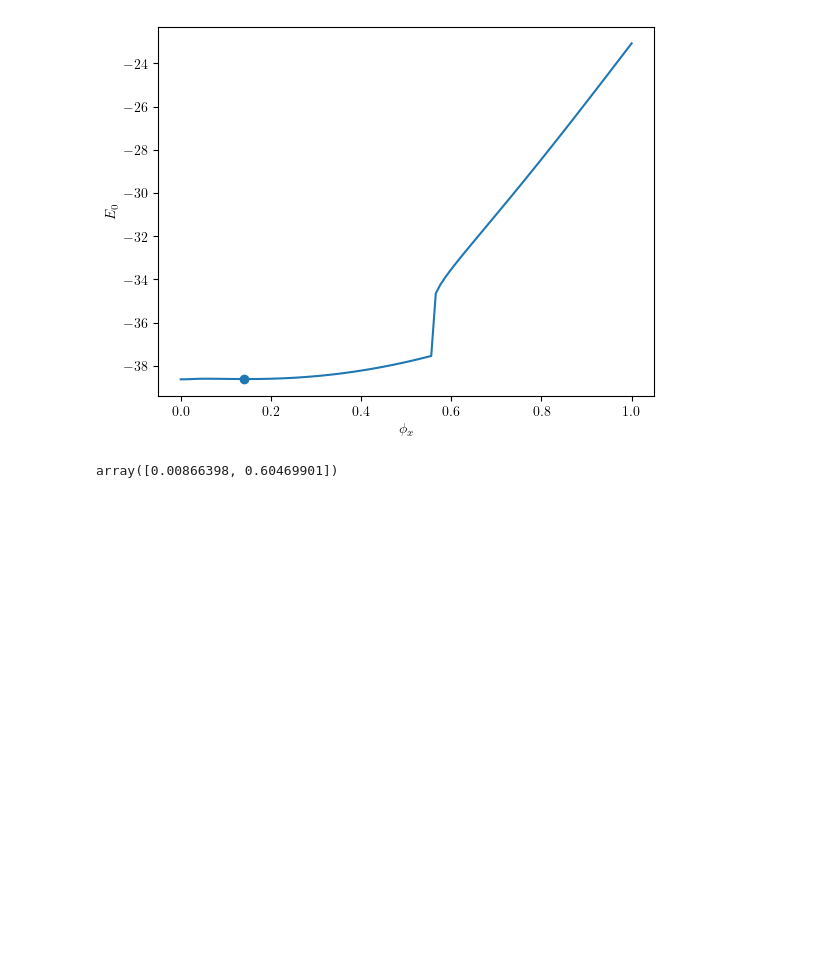
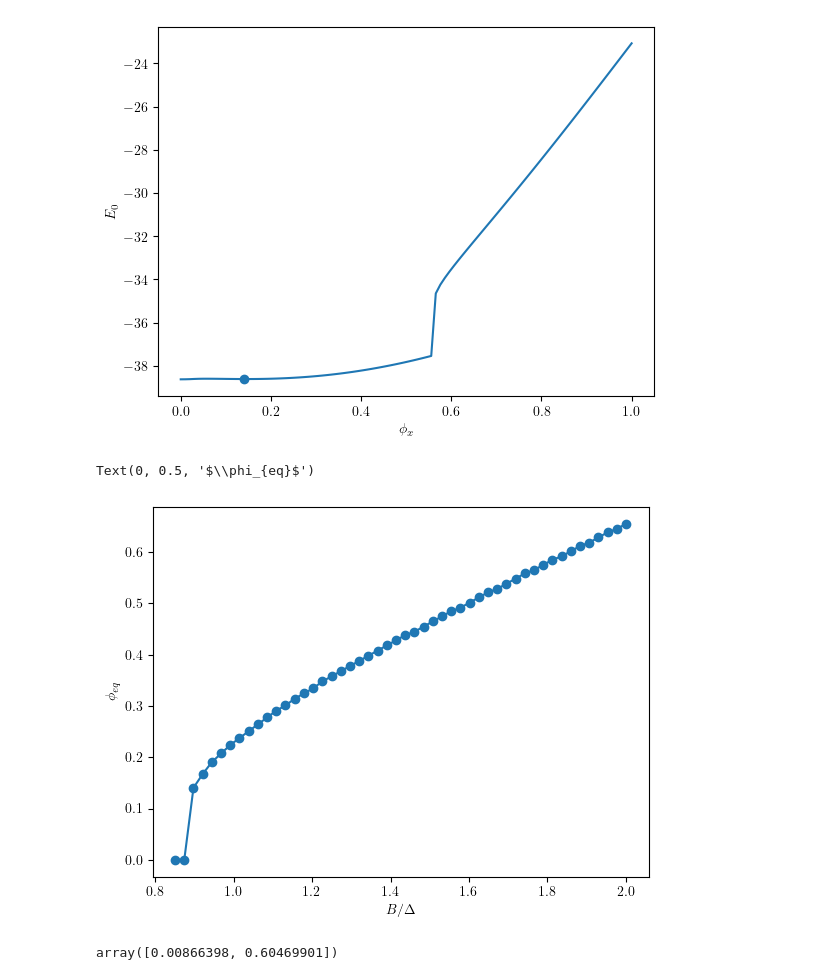
Before and after one commit to gabriel-rodriguez-ruiz/bilayer, a Jupyter notebook: Monolayer.ipynb, the cells around one changed output. Saved outputs shown, nothing was run; the diff lists cells and outputs as text; code cells hidden in the pictures; blank space fills up the shorter version.

```diff
--- a/Monolayer.ipynb
+++ b/Monolayer.ipynb
@@ -694,16 +695,19 @@ plt.show()
 # %%
 cut_off = 10
 mu = 3.
 Delta = 1
-phi_x_values = np.linspace(0, 1, 100)
-B_values = np.linspace(0.851, 1.1, 50)
+phi_x_values = np.linspace(0, 1, 300)
+B_values = np.linspace(0.851, 2, 50)
 
 minima_index, E = get_minima_of_energy_vs_B(phi_x_values, mu, B_values, Delta, cut_off)
 
 fig, ax = plt.subplots()
 ax.plot(B_values, [ phi_x_values[int(i)] for i in minima_index ], "o-")
 ax.set_xlabel(r"$B/\Delta$")
 ax.set_ylabel(r"$\phi_{eq}$")
+# %% [output]
+Text(0, 0.5, '$\\phi_{eq}$')
+[figure, added]
 # %%
 get_Discriminant_roots(mu, 1.03, Delta)
 # %% [output]
```
Also changed, not shown: parts of 5 cells of this notebook, 14 other files.
